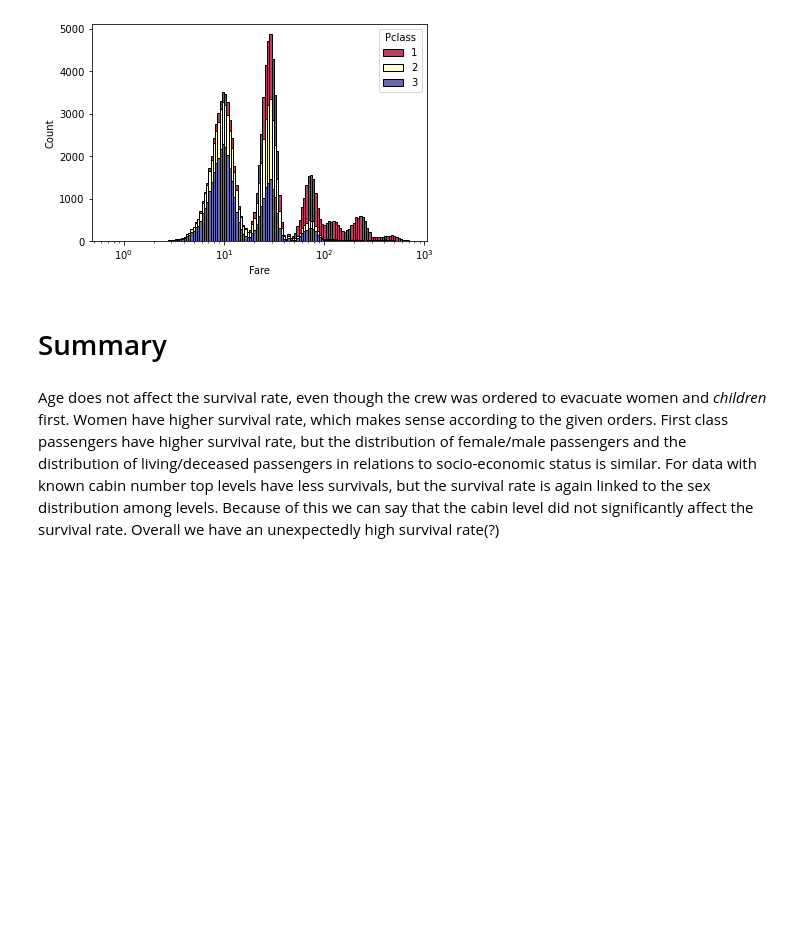
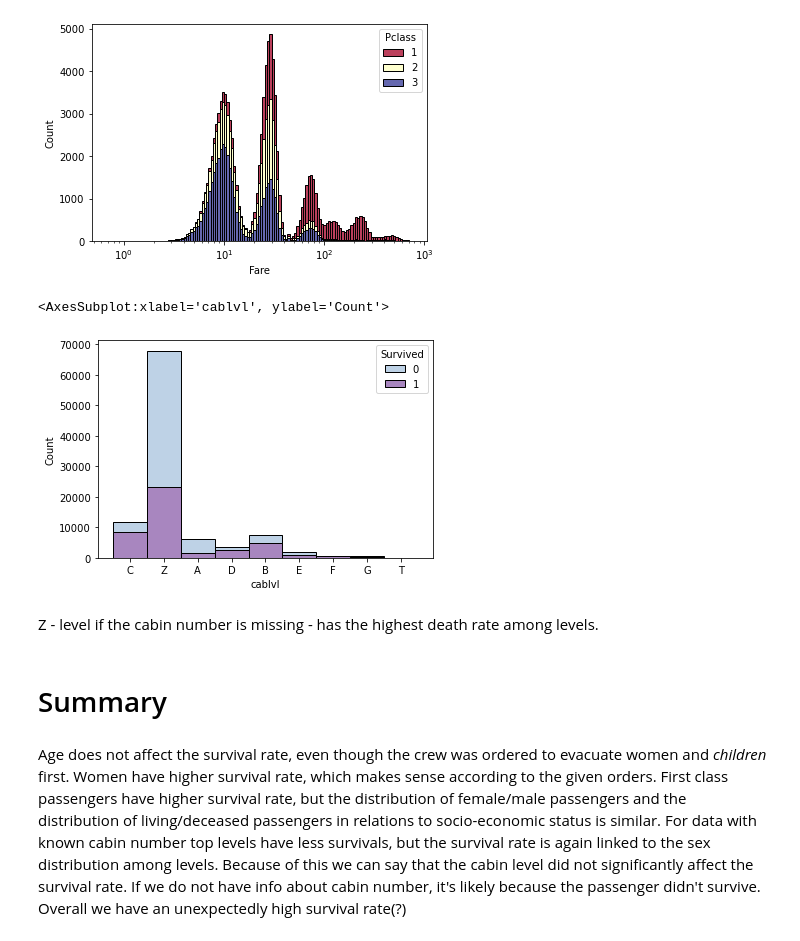
Before and after one commit to tshura/ml-intro, a Jupyter notebook: 2_data_exploration/eda.ipynb, the cells around one changed output. Saved outputs shown, nothing was run; the diff lists cells and outputs as text; code cells hidden in the pictures; blank space fills up the shorter version.

Commit message:
Data exploration and Overview changes

```diff
--- a/2_data_exploration/eda.ipynb
+++ b/2_data_exploration/eda.ipynb
@@ -144,0 +145,5 @@ Level 'T' seems to be a data error?
+# %%
+tdcabfilled = td
+tdcabfilled['Cabin'] = td['Cabin'].fillna('Z')
+tdcabfilledlvl = tdcabfilled['Cabin'].astype(str).str[0]
+tdcabfilled.insert(len(tdcabfilled.columns), 'cablvl', tdcabfilledlvl.values)
@@ -218,6 +240,16 @@ sns.histplot(data=td, stat="count", multiple="stack",
 # %% [output]
 <AxesSubplot:xlabel='Fare', ylabel='Count'>
 [figure]
+# %%
+sns.histplot(data=tdcabfilled, stat="count", multiple="stack",
+             x="cablvl", kde=False,
+             palette="BuPu", hue="Survived",
+             element="bars", legend=True)
+# %% [output]
+<AxesSubplot:xlabel='cablvl', ylabel='Count'>
+[figure, added]
+# %% [markdown]
+Z - level if the cabin number is missing - has the highest death rate among levels.
 # %% [markdown]
 # Summary
 # %% [markdown]
@@ -225,4 +257,5 @@ Age does not affect the survival rate, even though the crew was ordered to evacu
 Women have higher survival rate, which makes sense according to the given orders.
 First class passengers have higher survival rate, but the distribution of female/male passengers and the distribution of living/deceased passengers in relations to socio-economic status is similar.
 For data with known cabin number top levels have less survivals, but the survival rate is again linked to the sex distribution among levels. Because of this we can say that the cabin level did not significantly affect the survival rate.
+If we do not have info about cabin number, it's likely because the passenger didn't survive.
 Overall we have an unexpectedly high survival rate(?)
```
Also changed, not shown: parts of 5 cells of this notebook.
